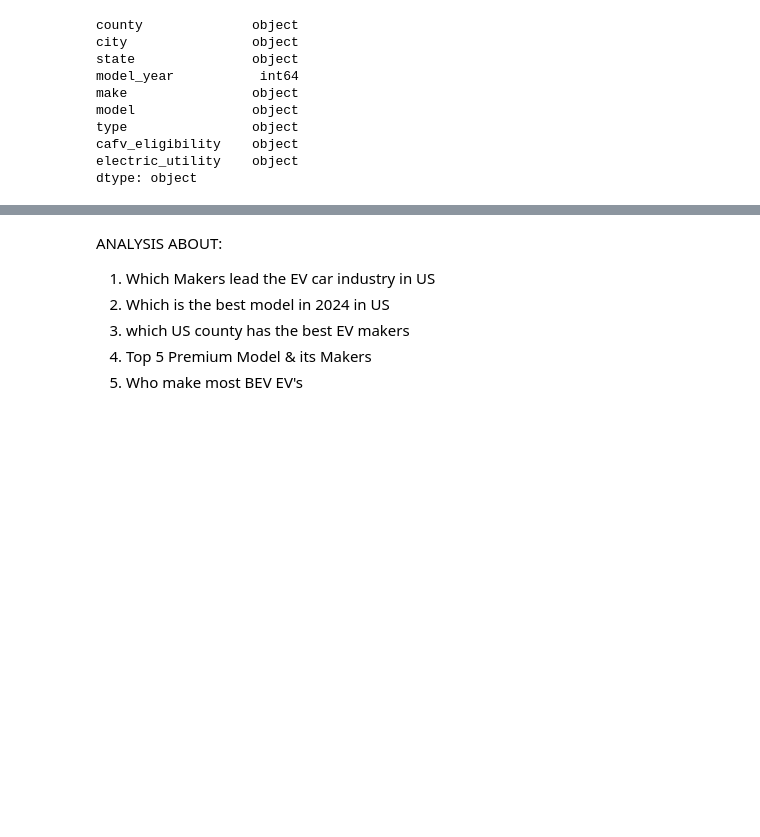
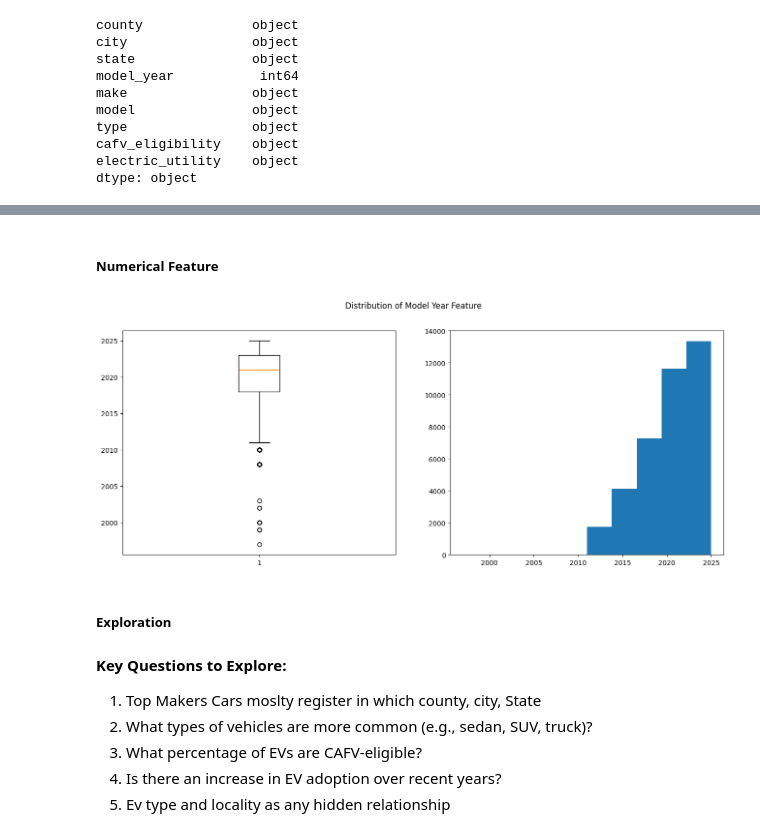
Before and after one commit to adnaaaen/eda-and-visualization, a Jupyter notebook: EV-vechicle/notebooks/eda.ipynb, the cells around one changed output, grey strips where cells are left out. Cells and saved outputs as stored; diff of their text form; code cells hidden in the pictures; blank space fills up the shorter version.

```diff
--- a/EV-vechicle/notebooks/eda.ipynb
+++ b/EV-vechicle/notebooks/eda.ipynb
@@ -226,7 +313,24 @@ df.sample()
+# %% [markdown]
+##### **Numerical Feature**
+# %%
+plt.figure(figsize=(16,6))
+
+plt.suptitle("Distribution of Model Year Feature")
+plt.subplot(1,2, 1)
+plt.boxplot(df[numerical_columns])
+
+plt.subplot(1,2,2)
+plt.hist(df[numerical_columns])
+
+plt.show()
+# %% [output]
+[figure, added]
+# %% [markdown]
+##### **Exploration**
 # %% [markdown]
-ANALYSIS ABOUT:
-1. Which Makers lead the EV car industry in US
-2. Which is the best model in 2024 in US
-3. which US county has the best EV makers
-4. Top 5 Premium Model & its Makers
-5. Who make most BEV EV's
+**Key Questions to Explore:**
+1. Top Makers Cars moslty register in which county, city, State
+2. What types of vehicles are more common (e.g., sedan, SUV, truck)?
+3. What percentage of EVs are CAFV-eligible?
+4. Is there an increase in EV adoption over recent years?
+5. Ev type and locality as any hidden relationship
```
Also changed, not shown: parts of 35 cells of this notebook, 7 other files.
